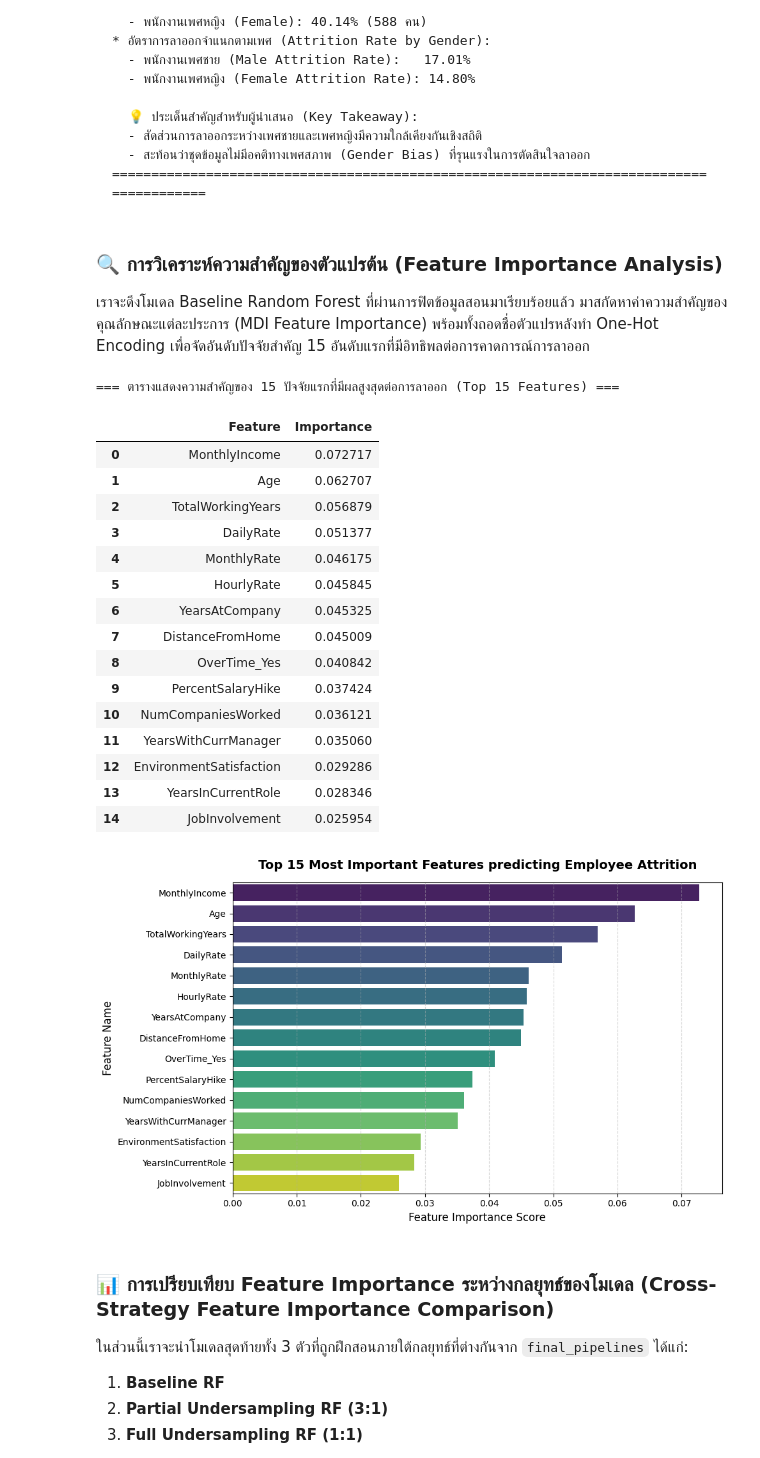
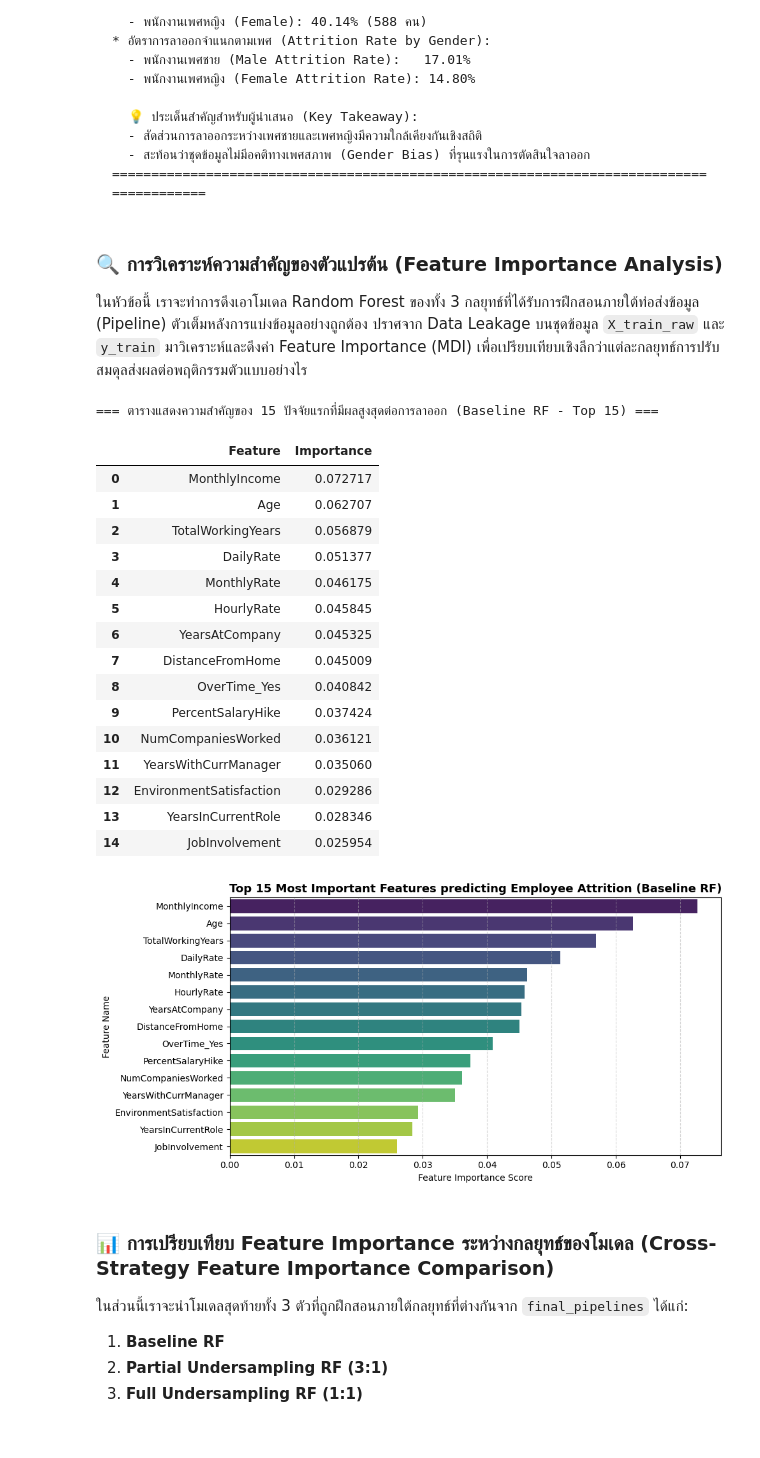
Before and after one commit to rtmyy/master-is-project, a Jupyter notebook: kaggle_dataset.ipynb, the cells around one changed output. Saved outputs shown, nothing was run; the diff lists cells and outputs as text; code cells hidden in the pictures; blank space fills up the shorter version.

````diff
--- a/kaggle_dataset.ipynb
+++ b/kaggle_dataset.ipynb
@@ -1169,0 +1735,12 @@ Holdout Test Set Average Precision (AP) [คำนวณผ่านพื้น
+# %%
+from sklearn.model_selection import train_test_split
+
+# แบ่ง Holdout Test Set ออกมาเป็นปริมาณ 20% เพื่อไว้ทดสอบโมเดลเพียงรอบเดียวในขั้นสุดท้าย
+X_train_raw, X_test_raw, y_train, y_test = train_test_split(
+    X_raw, y, test_size=0.20, random_state=42, stratify=y
+)
+
+print(f"จำนวนข้อมูลสอนและพัฒนา (Train Set): {X_train_raw.shape[0]} แถว")
+print(f"จำนวนข้อมูลทดสอบไม่ผ่านตา (Holdout Test Set): {X_test_raw.shape[0]} แถว")
+print(f"อัตราคลาส Attrition = 1 ใน Train Set: {(y_train == 1).mean() * 100:.2f}%")
+print(f"อัตราคลาส Attrition = 1 ใน Test Set: {(y_test == 1).mean() * 100:.2f}%")
@@ -2486,72 +3224,71 @@ display(df_cost_scenarios)
   - สะท้อนว่าชุดข้อมูลไม่มีอคติทางเพศสภาพ (Gender Bias) ที่รุนแรงในการตัดสินใจลาออก
 ========================================================================================
 ```
-# %% [markdown]
-### 🔍 การวิเคราะห์ความสำคัญของตัวแปรต้น (Feature Importance Analysis)
-เราจะดึงโมเดล Baseline Random Forest ที่ผ่านการฟิตข้อมูลสอนมาเรียบร้อยแล้ว มาสกัดหาค่าความสำคัญของคุณลักษณะแต่ละประการ (MDI Feature Importance) พร้อมทั้งถอดชื่อตัวแปรหลังทำ One-Hot Encoding เพื่อจัดอันดับปัจจัยสำคัญ 15 อันดับแรกที่มีอิทธิพลต่อการคาดการณ์การลาออก
+# %% [markdown]
+### 🔍 การวิเคราะห์ความสำคัญของตัวแปรต้น (Feature Importance Analysis)
+ในหัวข้อนี้ เราจะทำการดึงเอาโมเดล Random Forest ของทั้ง 3 กลยุทธ์ที่ได้รับการฝึกสอนภายใต้ท่อส่งข้อมูล (Pipeline) ตัวเต็มหลังการแบ่งข้อมูลอย่างถูกต้อง ปราศจาก Data Leakage บนชุดข้อมูล `X_train_raw` และ `y_train` มาวิเคราะห์และดึงค่า Feature Importance (MDI) เพื่อเปรียบเทียบเชิงลึกว่าแต่ละกลยุทธ์การปรับสมดุลส่งผลต่อพฤติกรรมตัวแบบอย่างไร
 # %%
 import matplotlib.pyplot as plt
 import seaborn as sns
 import pandas as pd
 import numpy as np
 
-# 1. ดึงโมเดลที่ฟิตเสร็จแล้วและชื่อคุณลักษณะที่ผ่านการเข้ารหัส
+# 1. ดึงโมเดลที่ฟิตเสร็จแล้วจากกลุ่มเริ่มกระบวนการ Start Process Data
 pipeline_rf = final_pipelines['Baseline RF']
 rf_model = pipeline_rf.named_steps['rf']
 preprocessor_step = pipeline_rf.named_steps['preprocessor']
 
-# ดึงชื่อฟีเจอร์หลังทำ One-Hot และดึงรายชื่อฟีเจอร์ตัวเลขปกติ
+# ดึงชื่อฟีเจอร์ที่แปลงแล้วผ่าน ColumnTransformer
 encoded_cat_features = preprocessor_step.named_transformers_['cat'].get_feature_names_out(categorical_cols).tolist()
 all_feature_names = encoded_cat_features + numeric_cols
 
-# 2. คำนวณความสำคัญของคุณลักษณะ
-importances = rf_model.feature_importances_
-indices = np.argsort(importances)[::-1]
+# 2. คำนวณความสำคัญของคุณลักษณะของ Baseline RF
+importances_baseline = rf_model.feature_importances_
+indices_baseline = np.argsort(importances_baseline)[::-1]
 
-# สร้าง DataFrame สรุปความสำคัญ
-feature_imp_df = pd.DataFrame({
-    'Feature': [all_feature_names[i] for i in indices],
-    'Importance': [importances[i] for i in indices]
+feature_imp_df_base = pd.DataFrame({
+    'Feature': [all_feature_names[i] for i in indices_baseline],
+    'Importance': [importances_baseline[i] for i in indices_baseline]
 })
 
-print("=== ตารางแสดงความสำคัญของ 15 ปัจจัยแรกที่มีผลสูงสุดต่อการลาออก (Top 15 Features) ===")
-display(feature_imp_df.head(15))
+print("=== ตารางแสดงความสำคัญของ 15 ปัจจัยแรกที่มีผลสูงสุดต่อการลาออก (Baseline RF - Top 15) ===")
+display(feature_imp_df_base.head(15))
 
-# 3. แสดงผลด้วยกราฟสถิติเพื่อความสะดวกในการนำเสนอ
-plt.figure(figsize=(10, 6))
+# 3. พล็อตกราฟปัจจัยสำคัญ
+plt.figure(figsize=(10, 5))
 sns.barplot(
     x='Importance',
     y='Feature',
-    data=feature_imp_df.head(15),
+    data=feature_imp_df_base.head(15),
     palette='viridis',
     hue='Feature',
     legend=False
 )
-plt.title('Top 15 Most Important Features predicting Employee Attrition', fontsize=14, fontweight='bold', pad=15)
-plt.xlabel('Feature Importance Score', fontsize=12)
-plt.ylabel('Feature Name', fontsize=12)
+plt.title('Top 15 Most Important Features predicting Employee Attrition (Baseline RF)', fontsize=13, fontweight='bold')
+plt.xlabel('Feature Importance Score')
+plt.ylabel('Feature Name')
 plt.grid(axis='x', linestyle='--', alpha=0.5)
 plt.tight_layout()
 plt.show()
 # %% [output]
-=== ตารางแสดงความสำคัญของ 15 ปัจจัยแรกที่มีผลสูงสุดต่อการลาออก (Top 15 Features) ===
+=== ตารางแสดงความสำคัญของ 15 ปัจจัยแรกที่มีผลสูงสุดต่อการลาออก (Baseline RF - Top 15) ===
 |  | Feature | Importance |
 | 0 | MonthlyIncome | 0.072717 |
 | 1 | Age | 0.062707 |
 | 2 | TotalWorkingYears | 0.056879 |
 | 3 | DailyRate | 0.051377 |
 | 4 | MonthlyRate | 0.046175 |
 | 5 | HourlyRate | 0.045845 |
 | 6 | YearsAtCompany | 0.045325 |
 | 7 | DistanceFromHome | 0.045009 |
 | 8 | OverTime_Yes | 0.040842 |
 | 9 | PercentSalaryHike | 0.037424 |
 | 10 | NumCompaniesWorked | 0.036121 |
 | 11 | YearsWithCurrManager | 0.035060 |
 | 12 | EnvironmentSatisfaction | 0.029286 |
 | 13 | YearsInCurrentRole | 0.028346 |
 | 14 | JobInvolvement | 0.025954 |
-[figure, old version]
+[figure, new version]
 # %% [markdown]
 ### 📊 การเปรียบเทียบ Feature Importance ระหว่างกลยุทธ์ของโมเดล (Cross-Strategy Feature Importance Comparison)
 
````
Also changed, not shown: parts of 29 cells of this notebook.
